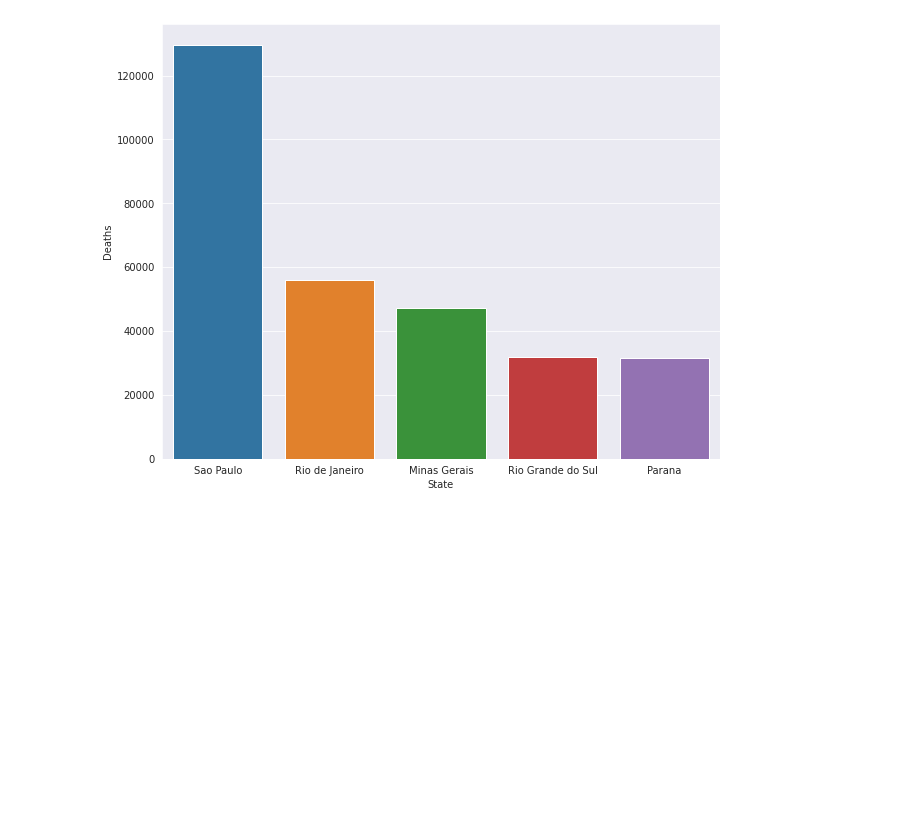
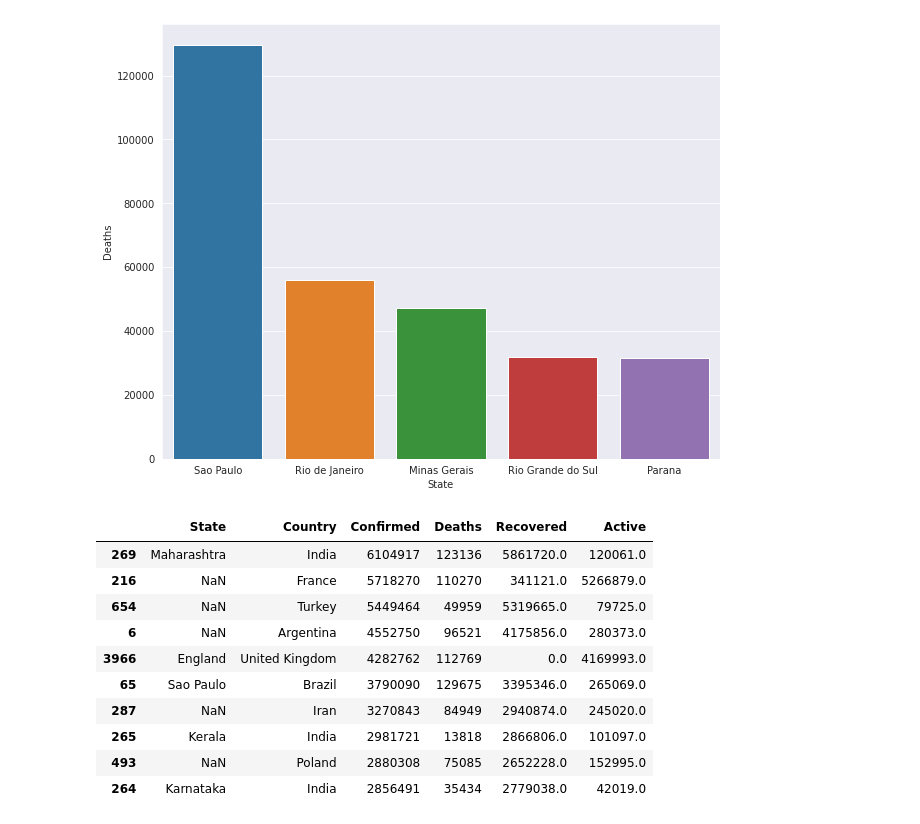
Before and after one commit to roblivesinottawa/analysis-covid-python, a Jupyter notebook: analysis-covid-python-workspace/notebooks/2021/07-05-2021.ipynb, the cells around one changed output. Drawn from its saved outputs; the diff is of its cells as text; code cells hidden in the pictures; blank space fills up the shorter version.

```diff
--- a/analysis-covid-python-workspace/notebooks/2021/07-05-2021.ipynb
+++ b/analysis-covid-python-workspace/notebooks/2021/07-05-2021.ipynb
@@ -584,0 +587,14 @@ plt.show()
+# %%
+top_ten_world
+# %% [output]
+|  | State | Country | Confirmed | Deaths | Recovered | Active |
+| 269 | Maharashtra | India | 6104917 | 123136 | 5861720.0 | 120061.0 |
+| 216 | NaN | France | 5718270 | 110270 | 341121.0 | 5266879.0 |
+| 654 | NaN | Turkey | 5449464 | 49959 | 5319665.0 | 79725.0 |
+| 6 | NaN | Argentina | 4552750 | 96521 | 4175856.0 | 280373.0 |
+| 3966 | England | United Kingdom | 4282762 | 112769 | 0.0 | 4169993.0 |
+| 65 | Sao Paulo | Brazil | 3790090 | 129675 | 3395346.0 | 265069.0 |
+| 287 | NaN | Iran | 3270843 | 84949 | 2940874.0 | 245020.0 |
+| 265 | Kerala | India | 2981721 | 13818 | 2866806.0 | 101097.0 |
+| 493 | NaN | Poland | 2880308 | 75085 | 2652228.0 | 152995.0 |
+| 264 | Karnataka | India | 2856491 | 35434 | 2779038.0 | 42019.0 |
```
Also changed, not shown: parts of 6 cells of this notebook, 1 other file.
